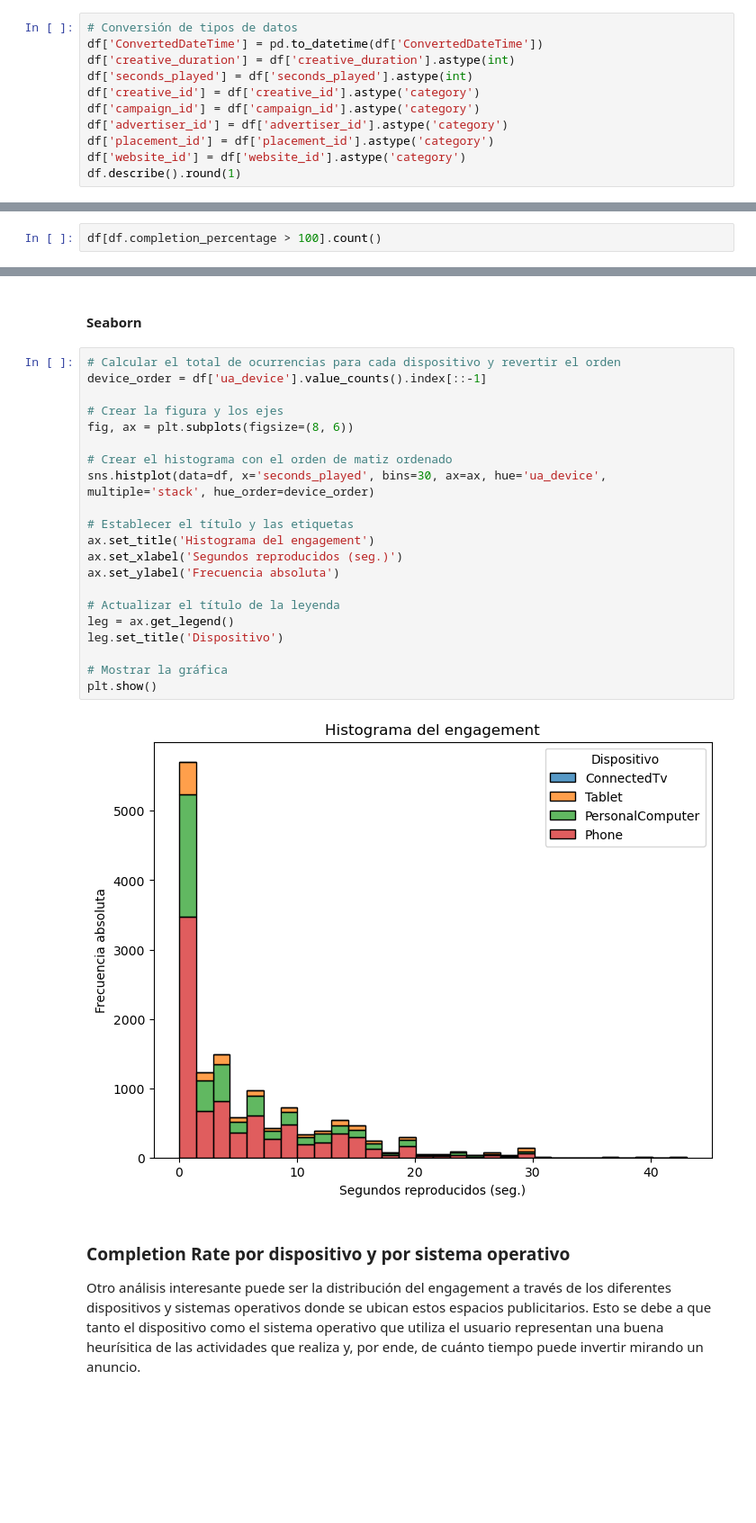
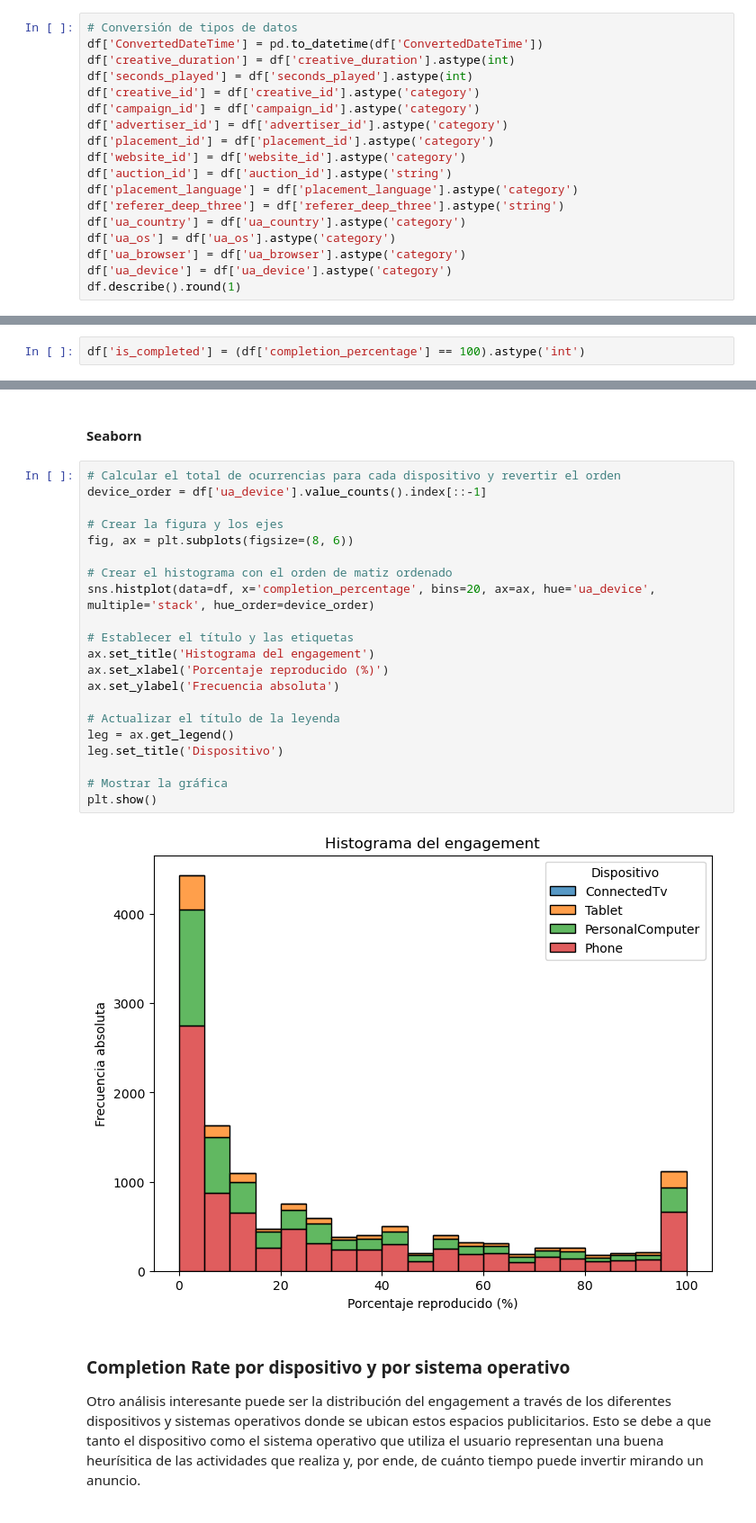
Before and after one commit to garcia-damian/Data-Science-Fundamentals, a Jupyter notebook: ProyectoDS_ParteI_García_Damián.ipynb, the cells around one changed output, grey strips where cells are left out. Shown at 90% size. Cells and saved outputs as stored; diff of their text form; blank space fills up the shorter version.

```diff
--- a/ProyectoDS_ParteI_García_Damián.ipynb
+++ b/ProyectoDS_ParteI_García_Damián.ipynb
@@ -133,6 +133,13 @@ df['campaign_id'] = df['campaign_id'].astype('category')
 df['advertiser_id'] = df['advertiser_id'].astype('category')
 df['placement_id'] = df['placement_id'].astype('category')
 df['website_id'] = df['website_id'].astype('category')
+df['auction_id'] = df['auction_id'].astype('string')
+df['placement_language'] = df['placement_language'].astype('category')
+df['referer_deep_three'] = df['referer_deep_three'].astype('string')
+df['ua_country'] = df['ua_country'].astype('category')
+df['ua_os'] = df['ua_os'].astype('category')
+df['ua_browser'] = df['ua_browser'].astype('category')
+df['ua_device'] = df['ua_device'].astype('category')
 df.describe().round(1)
 # %% [output]
 |  | ConvertedDateTime | creative_duration | seconds_played |
@@ -166,2 +191,2 @@ Debemos corroborar la validez de los datos. Para ello, checkeamos que no hayan a
 # %%
-df[df.completion_percentage > 100].count()
+df['is_completed'] = (df['completion_percentage'] == 100).astype('int')
@@ -273,26 +279,26 @@ plt.show()
 # %%
 # Calcular el total de ocurrencias para cada dispositivo y revertir el orden
 device_order = df['ua_device'].value_counts().index[::-1]
 
 # Crear la figura y los ejes
 fig, ax = plt.subplots(figsize=(8, 6))
 
 # Crear el histograma con el orden de matiz ordenado
-sns.histplot(data=df, x='seconds_played', bins=30, ax=ax, hue='ua_device', multiple='stack', hue_order=device_order)
+sns.histplot(data=df, x='completion_percentage', bins=20, ax=ax, hue='ua_device', multiple='stack', hue_order=device_order)
 
 # Establecer el título y las etiquetas
 ax.set_title('Histograma del engagement')
-ax.set_xlabel('Segundos reproducidos (seg.)')
+ax.set_xlabel('Porcentaje reproducido (%)')
 ax.set_ylabel('Frecuencia absoluta')
 
 # Actualizar el título de la leyenda
 leg = ax.get_legend()
 leg.set_title('Dispositivo')
 
 # Mostrar la gráfica
 plt.show()
 # %% [output]
-[figure, old version]
+[figure, new version]
 # %% [markdown]
 ### Completion Rate por dispositivo y por sistema operativo
 
```
Also changed, not shown: parts of 27 cells of this notebook.
